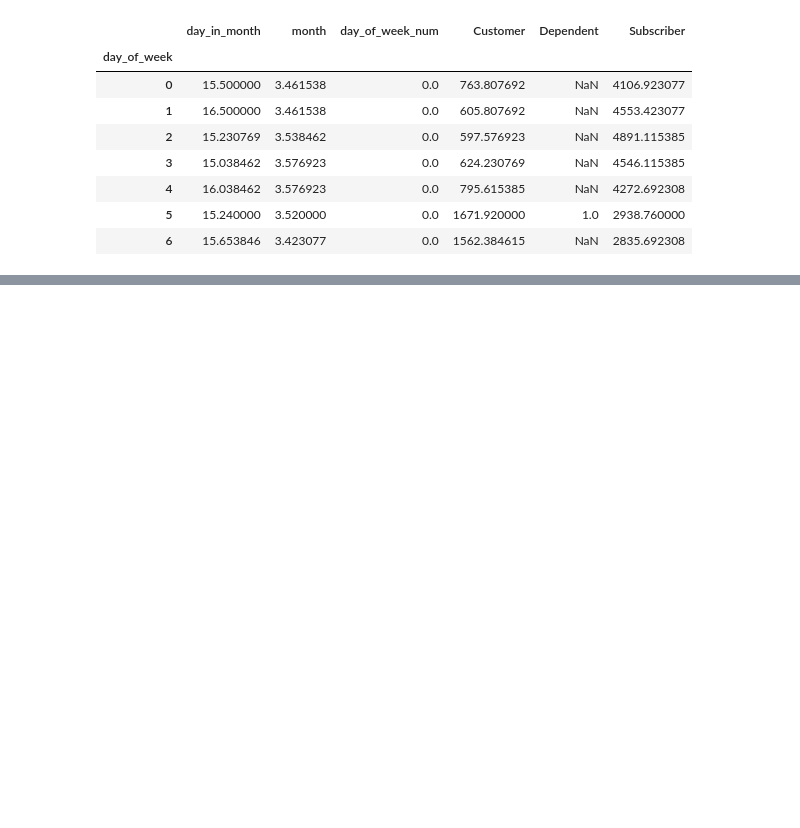
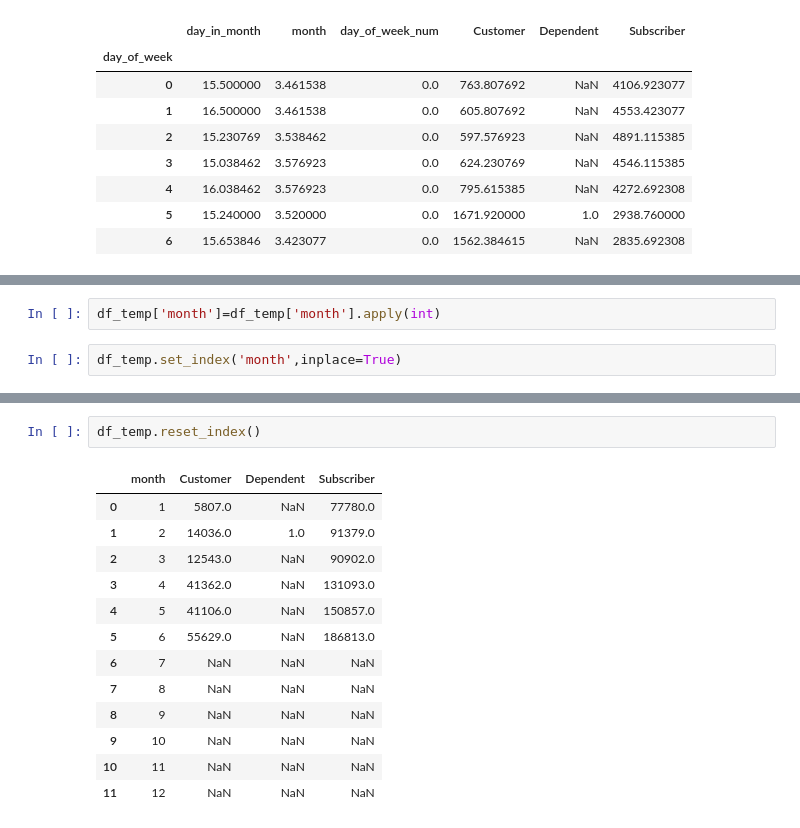
Before and after one commit to sarthak1996/Udacity-Python, a Jupyter notebook: Visualise.ipynb, the cells around one changed output, grey strips where cells are left out. Drawn from its saved outputs; the diff is of its cells as text; blank space fills up the shorter version.

```diff
--- a/Visualise.ipynb
+++ b/Visualise.ipynb
@@ -631,0 +671,4 @@ df_temp
+# %%
+df_temp['month']=df_temp['month'].apply(int)
+# %%
+df_temp.set_index('month',inplace=True)
@@ -631,0 +711,16 @@ df_temp
+# %%
+df_temp.reset_index()
+# %% [output]
+|  | month | Customer | Dependent | Subscriber |
+| 0 | 1 | 5807.0 | NaN | 77780.0 |
+| 1 | 2 | 14036.0 | 1.0 | 91379.0 |
+| 2 | 3 | 12543.0 | NaN | 90902.0 |
+| 3 | 4 | 41362.0 | NaN | 131093.0 |
+| 4 | 5 | 41106.0 | NaN | 150857.0 |
+| 5 | 6 | 55629.0 | NaN | 186813.0 |
+| 6 | 7 | NaN | NaN | NaN |
+| 7 | 8 | NaN | NaN | NaN |
+| 8 | 9 | NaN | NaN | NaN |
+| 9 | 10 | NaN | NaN | NaN |
+| 10 | 11 | NaN | NaN | NaN |
+| 11 | 12 | NaN | NaN | NaN |
```
Also changed, not shown: parts of 10 cells of this notebook, 2 other files.
